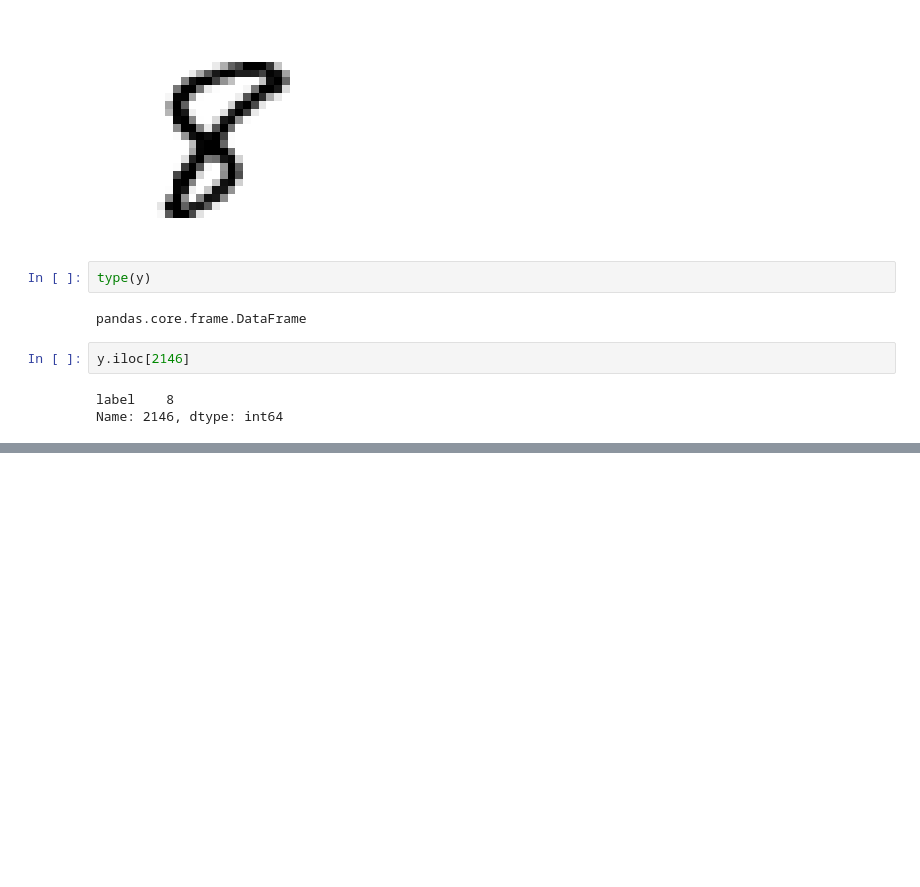
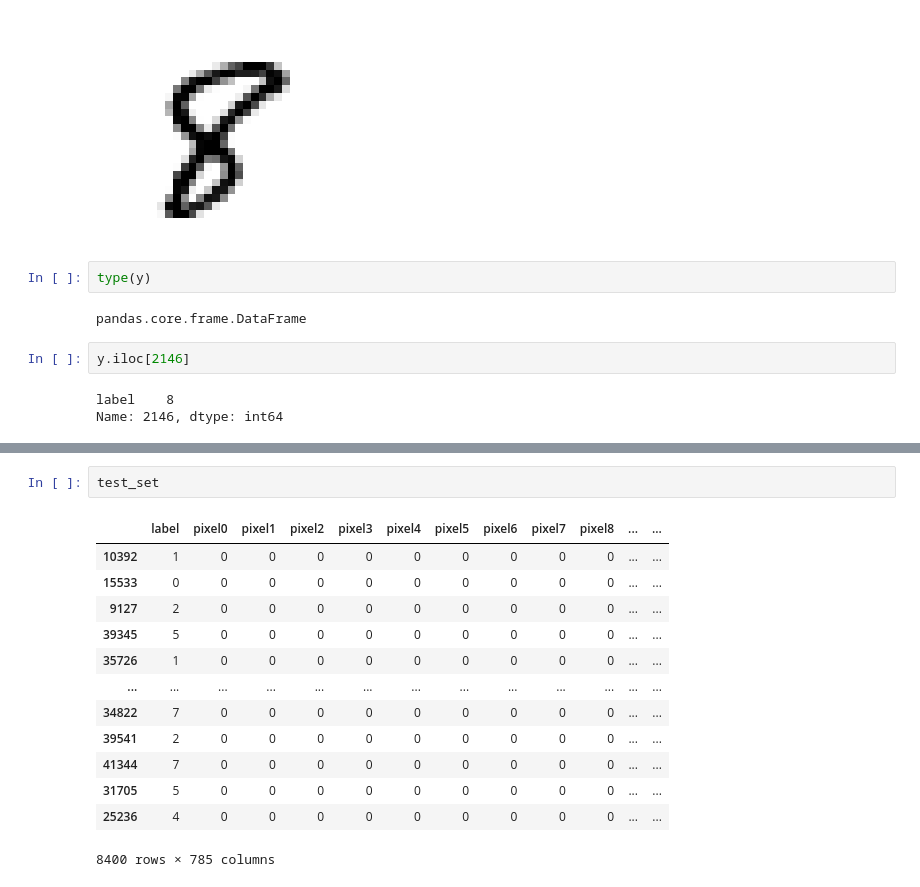
Before and after one commit to prasad5141/mnist-digit-classifier, a Jupyter notebook: handwritten-digit-classifier.ipynb, the cells around one changed output, grey strips where cells are left out. Cells and saved outputs as stored; diff of their text form; blank space fills up the shorter version.

```diff
--- a/handwritten-digit-classifier.ipynb
+++ b/handwritten-digit-classifier.ipynb
@@ -68,0 +129,16 @@ Name: 2146, dtype: int64
+# %%
+test_set
+# %% [output]
+|  | label | pixel0 | pixel1 | pixel2 | pixel3 | pixel4 | pixel5 | pixel6 | pixel7 | pixel8 | ... | ... |
+| 10392 | 1 | 0 | 0 | 0 | 0 | 0 | 0 | 0 | 0 | 0 | ... | ... |
+| 15533 | 0 | 0 | 0 | 0 | 0 | 0 | 0 | 0 | 0 | 0 | ... | ... |
+| 9127 | 2 | 0 | 0 | 0 | 0 | 0 | 0 | 0 | 0 | 0 | ... | ... |
+| 39345 | 5 | 0 | 0 | 0 | 0 | 0 | 0 | 0 | 0 | 0 | ... | ... |
+| 35726 | 1 | 0 | 0 | 0 | 0 | 0 | 0 | 0 | 0 | 0 | ... | ... |
+| ... | ... | ... | ... | ... | ... | ... | ... | ... | ... | ... | ... | ... |
+| 34822 | 7 | 0 | 0 | 0 | 0 | 0 | 0 | 0 | 0 | 0 | ... | ... |
+| 39541 | 2 | 0 | 0 | 0 | 0 | 0 | 0 | 0 | 0 | 0 | ... | ... |
+| 41344 | 7 | 0 | 0 | 0 | 0 | 0 | 0 | 0 | 0 | 0 | ... | ... |
+| 31705 | 5 | 0 | 0 | 0 | 0 | 0 | 0 | 0 | 0 | 0 | ... | ... |
+| 25236 | 4 | 0 | 0 | 0 | 0 | 0 | 0 | 0 | 0 | 0 | ... | ... |
+8400 rows × 785 columns
```
Also changed, not shown: parts of 15 cells of this notebook.
